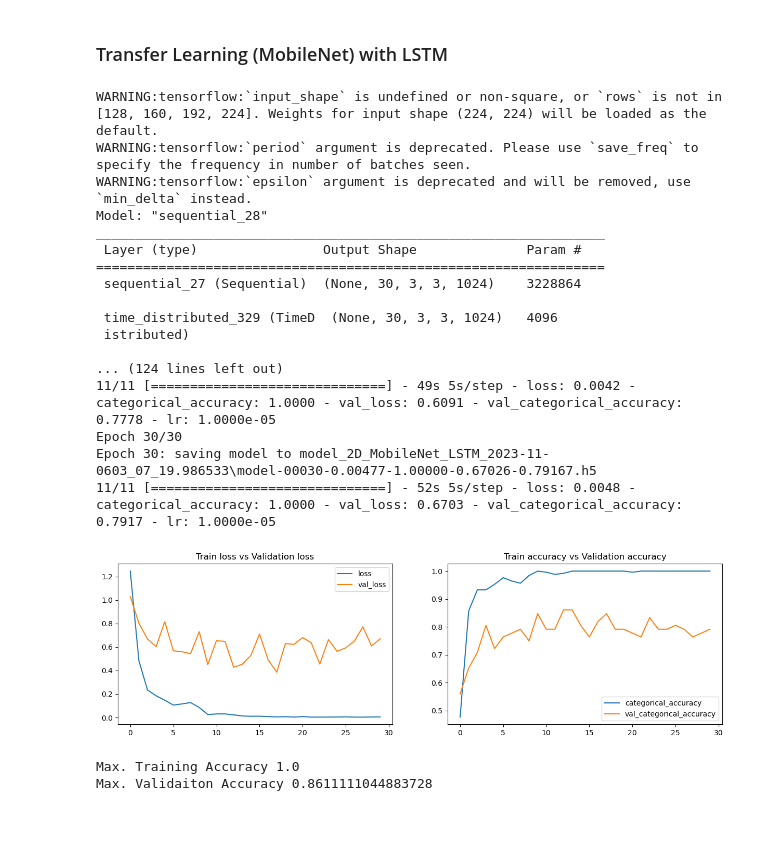
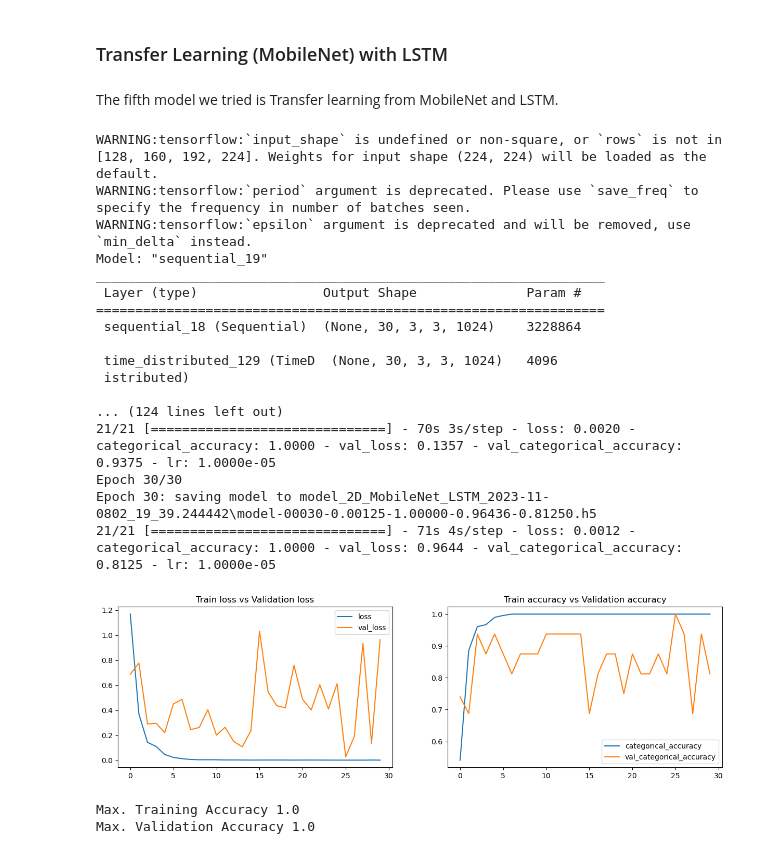
Before and after one commit to 1darknight/ThucAnh-ManhTruong-Gesture-Recognition, a Jupyter notebook: ThucAnh_ManhTruong.ipynb, the cells around one changed output. Saved outputs shown, nothing was run; the diff lists cells and outputs as text; code cells hidden in the pictures; blank space fills up the shorter version.

```diff
--- a/ThucAnh_ManhTruong.ipynb
+++ b/ThucAnh_ManhTruong.ipynb
@@ -745,5 +768,7 @@ Max. Validaiton Accuracy 0.9375
 # %% [markdown]
 ### Transfer Learning (MobileNet) with LSTM
+# %% [markdown]
+The fifth model we tried is Transfer learning from MobileNet and LSTM.
 # %%
 from keras.applications.mobilenet import MobileNet
 from keras.models import Sequential
@@ -790,7 +815,7 @@ def model_MobileNet_LSTM_fit(n_frames, batch_size, num_epochs):
         layer.trainable = False
 
     model = Sequential([
-        base_model,
+        base_model, # Transfer learning from MobileNet
         TimeDistributed(BatchNormalization()),
         TimeDistributed(MaxPooling2D(make2dFilter(2))),
         TimeDistributed(Flatten()),
@@ -810,28 +835,29 @@ def model_MobileNet_LSTM_fit(n_frames, batch_size, num_epochs):
     model_history = model.fit_generator(train_generator, steps_per_epoch=steps_per_epoch, epochs=num_epochs, verbose=1,
                         callbacks=callbacks_list, validation_data=val_generator,
                         validation_steps=validation_steps, class_weight=None, workers=1, initial_epoch=0)
-    return model_history
+    return model_history, model
 # %%
-model_2D_MobileNet_LSTM = model_MobileNet_LSTM_fit(n_frames=30, batch_size=64, num_epochs=30)
-plotModelHistory(model_2D_MobileNet_LSTM)
+# Fit model transfering-learning from MobileNet and LSTM
+model_2D_MobileNet_LSTM_hist, model_2D_MobileNet_LSTM_exp1 = model_MobileNet_LSTM_fit(n_frames=30, batch_size=32, num_epochs=30)
+plotModelHistory(model_2D_MobileNet_LSTM_hist)
 # %% [output]
 WARNING:tensorflow:`input_shape` is undefined or non-square, or `rows` is not in [128, 160, 192, 224]. Weights for input shape (224, 224) will be loaded as the default.
 WARNING:tensorflow:`period` argument is deprecated. Please use `save_freq` to specify the frequency in number of batches seen.
 WARNING:tensorflow:`epsilon` argument is deprecated and will be removed, use `min_delta` instead.
-Model: "sequential_28"
+Model: "sequential_19"
 _________________________________________________________________
  Layer (type)                Output Shape              Param #
 =================================================================
- sequential_27 (Sequential)  (None, 30, 3, 3, 1024)    3228864
+ sequential_18 (Sequential)  (None, 30, 3, 3, 1024)    3228864
 
- time_distributed_329 (TimeD  (None, 30, 3, 3, 1024)   4096
+ time_distributed_129 (TimeD  (None, 30, 3, 3, 1024)   4096
  istributed)
 
 ... (124 lines left out)
-11/11 [==============================] - 49s 5s/step - loss: 0.0042 - categorical_accuracy: 1.0000 - val_loss: 0.6091 - val_categorical_accuracy: 0.7778 - lr: 1.0000e-05
+21/21 [==============================] - 70s 3s/step - loss: 0.0020 - categorical_accuracy: 1.0000 - val_loss: 0.1357 - val_categorical_accuracy: 0.9375 - lr: 1.0000e-05
 Epoch 30/30
-Epoch 30: saving model to model_2D_MobileNet_LSTM_2023-11-0603_07_19.986533\model-00030-0.00477-1.00000-0.67026-0.79167.h5
-11/11 [==============================] - 52s 5s/step - loss: 0.0048 - categorical_accuracy: 1.0000 - val_loss: 0.6703 - val_categorical_accuracy: 0.7917 - lr: 1.0000e-05
+Epoch 30: saving model to model_2D_MobileNet_LSTM_2023-11-0802_19_39.244442\model-00030-0.00125-1.00000-0.96436-0.81250.h5
+21/21 [==============================] - 71s 4s/step - loss: 0.0012 - categorical_accuracy: 1.0000 - val_loss: 0.9644 - val_categorical_accuracy: 0.8125 - lr: 1.0000e-05
-[figure, old version]
+[figure, new version]
 Max. Training Accuracy 1.0
-Max. Validaiton Accuracy 0.8611111044883728
+Max. Validation Accuracy 1.0
```
Also changed, not shown: parts of 26 cells of this notebook, 3 other files.
